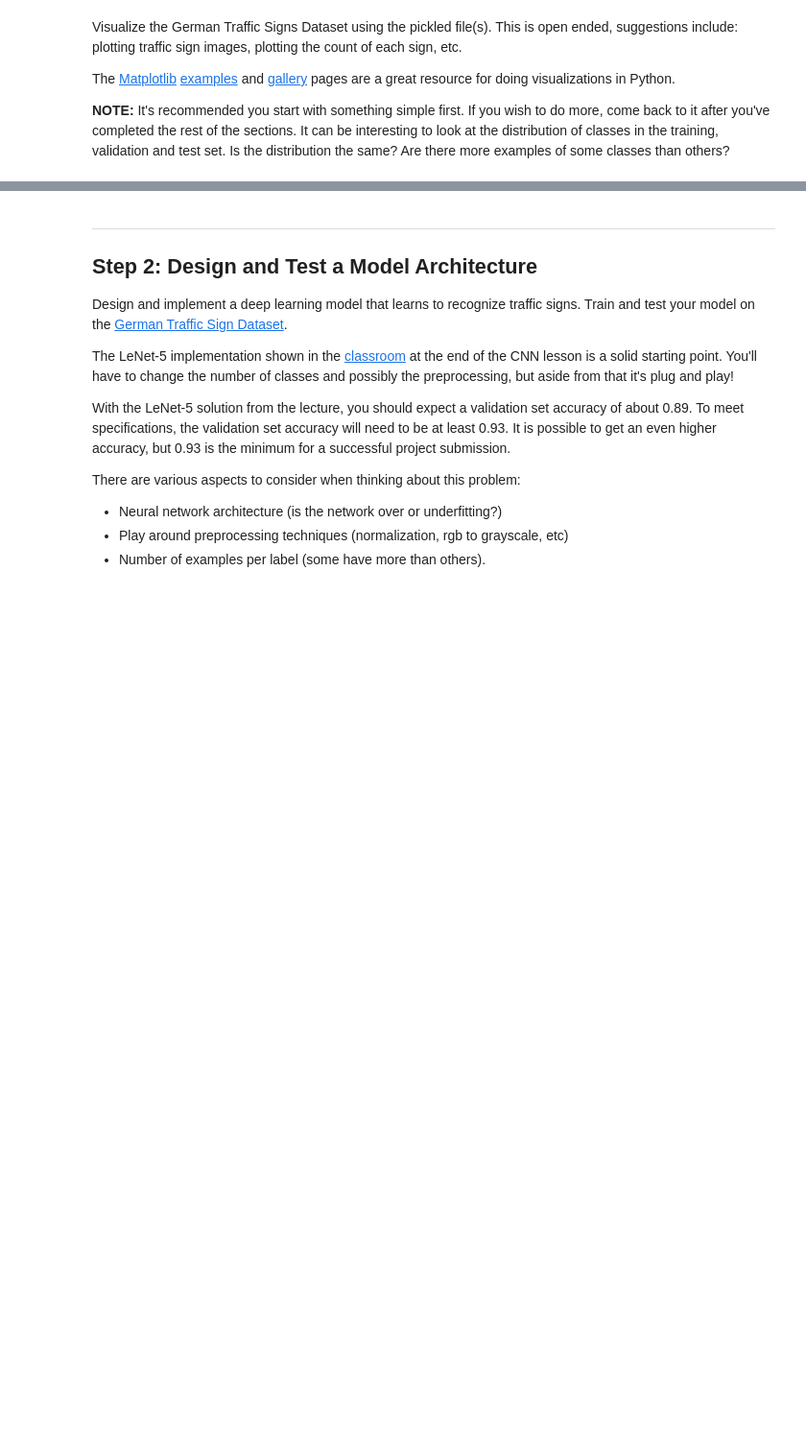
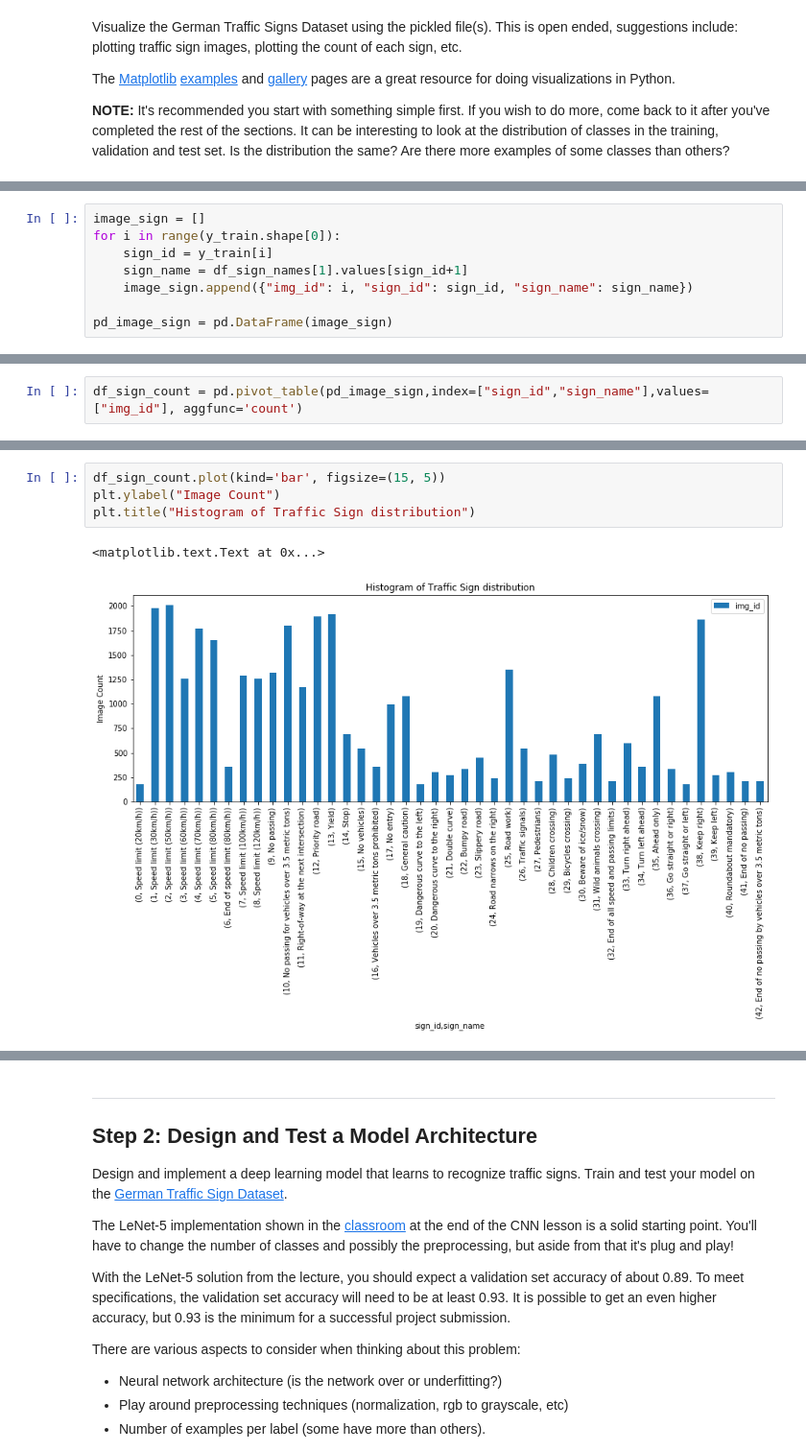
Before and after one commit to jingr1/CarND-Traffic-Sign-Classifier-Project, a Jupyter notebook: Traffic_Sign_Classifier.ipynb, the cells around one changed output, grey strips where cells are left out. Shown at 96% size. Cells and saved outputs as stored; diff of their text form; blank space fills up the shorter version.

```diff
--- a/Traffic_Sign_Classifier.ipynb
+++ b/Traffic_Sign_Classifier.ipynb
@@ -126,0 +125,8 @@ plt.show()
+# %%
+image_sign = []
+for i in range(y_train.shape[0]):
+    sign_id = y_train[i]
+    sign_name = df_sign_names[1].values[sign_id+1]
+    image_sign.append({"img_id": i, "sign_id": sign_id, "sign_name": sign_name})
+
+pd_image_sign = pd.DataFrame(image_sign)
@@ -126,0 +142,2 @@ plt.show()
+# %%
+df_sign_count = pd.pivot_table(pd_image_sign,index=["sign_id","sign_name"],values=["img_id"], aggfunc='count')
@@ -126,0 +154,7 @@ plt.show()
+# %%
+df_sign_count.plot(kind='bar', figsize=(15, 5))
+plt.ylabel("Image Count")
+plt.title("Histogram of Traffic Sign distribution")
+# %% [output]
+<matplotlib.text.Text at 0x...>
+[figure, added]
```
Also changed, not shown: parts of 17 cells of this notebook.
